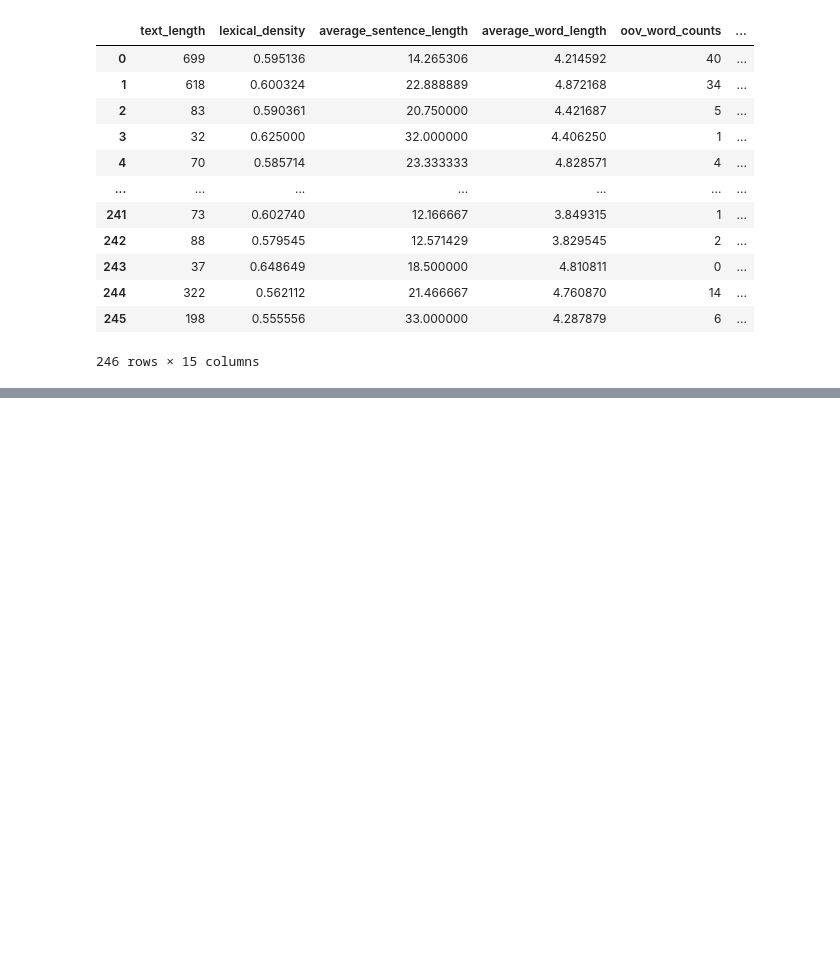
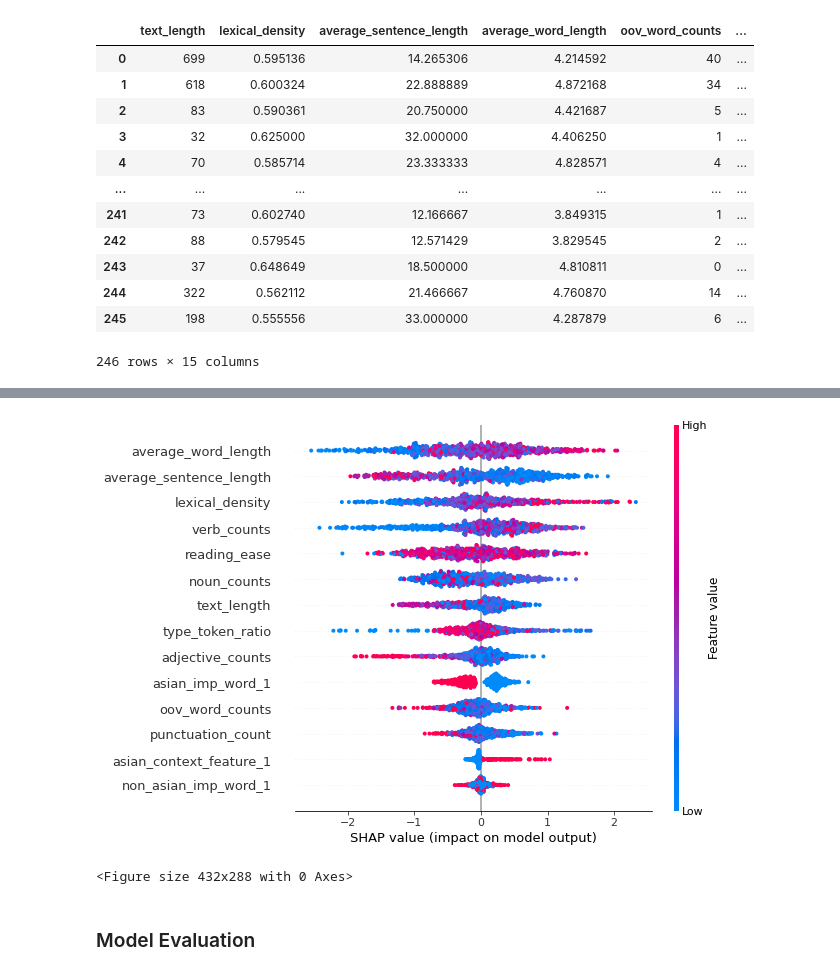
Before and after one commit to sneha012/L2_LanguageLearnerClassification, a Jupyter notebook: soln.ipynb, the cells around one changed output, grey strips where cells are left out. Cells and saved outputs as stored; diff of their text form; code cells hidden in the pictures; blank space fills up the shorter version.

```diff
--- a/soln.ipynb
+++ b/soln.ipynb
@@ -879,0 +1655,8 @@ test_data
+# %%
+shap.summary_plot(train_xgb_shap_values, X_train_enc)
+plt.savefig('summary.png')
+# %% [output]
+[figure, added]
+<Figure size 432x288 with 0 Axes>
+# %% [markdown]
+### Model Evaluation
```
Also changed, not shown: parts of 91 cells of this notebook.
